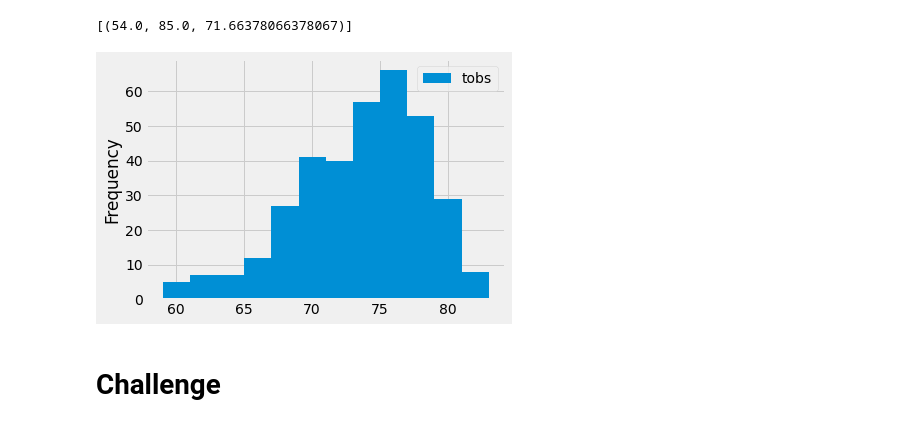
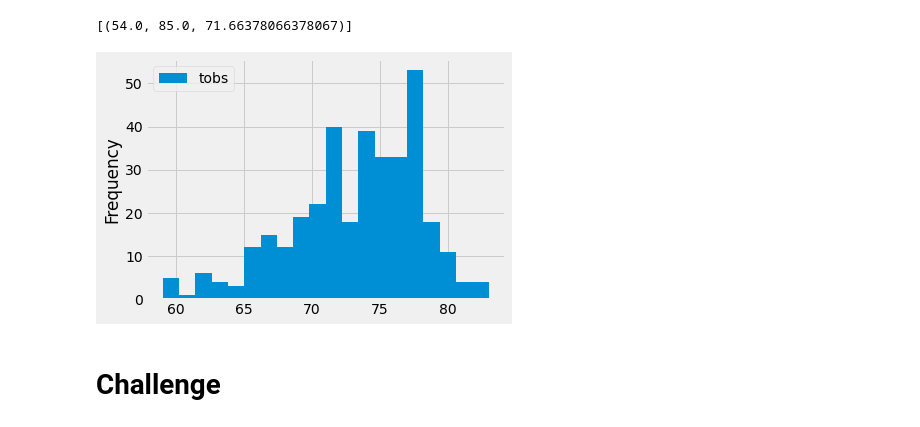
Before and after one commit to mcbride249/surfs_up, a Jupyter notebook: climate_analysis.ipynb, the cells around one changed output. Cells and saved outputs as stored; diff of their text form; code cells hidden in the pictures.

```diff
--- a/climate_analysis.ipynb
+++ b/climate_analysis.ipynb
@@ -105,20 +105,28 @@ filter(Measurement.station == 'USC00519281').all()
 # %%
 # Choose the station with the highest number of temperature observations.
 # Query the last 12 months of temperature observation data for this station and plot the results as a histogram
 results = session.query(Measurement.tobs).\
 filter(Measurement.station == 'USC00519281').\
 filter(Measurement.date >= prev_year).all()
 #print(results)
 
 #Put results in a dataframe
 df = pd.DataFrame(results, columns=["tobs"])
 #print(df)
 
 #Plot dataframe as a historgram - 12 bins of data
-df.plot.hist(bins=12)
+#df.plot.hist(bins=12)
+#plt.tight_layout()
+
+#Plot dataframe as a historgram - 5 bins of data
+#df.plot.hist(bins=5)
+#plt.tight_layout()
+
+#Plot dataframe as a historgram - 20 bins of data
+df.plot.hist(bins=20)
 plt.tight_layout()
 # %% [output]
-[figure, old version]
+[figure, new version]
 # %%
 # Write a function called `calc_temps` that will accept start date and end date in the format '%Y-%m-%d'
 # and return the minimum, average, and maximum temperatures for that range of dates
```
